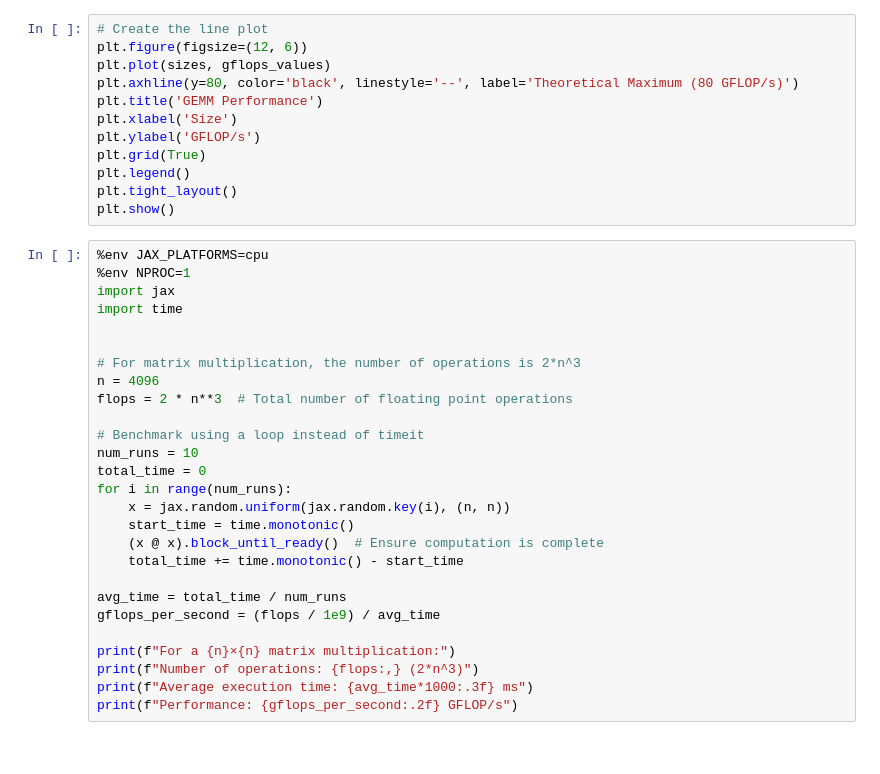
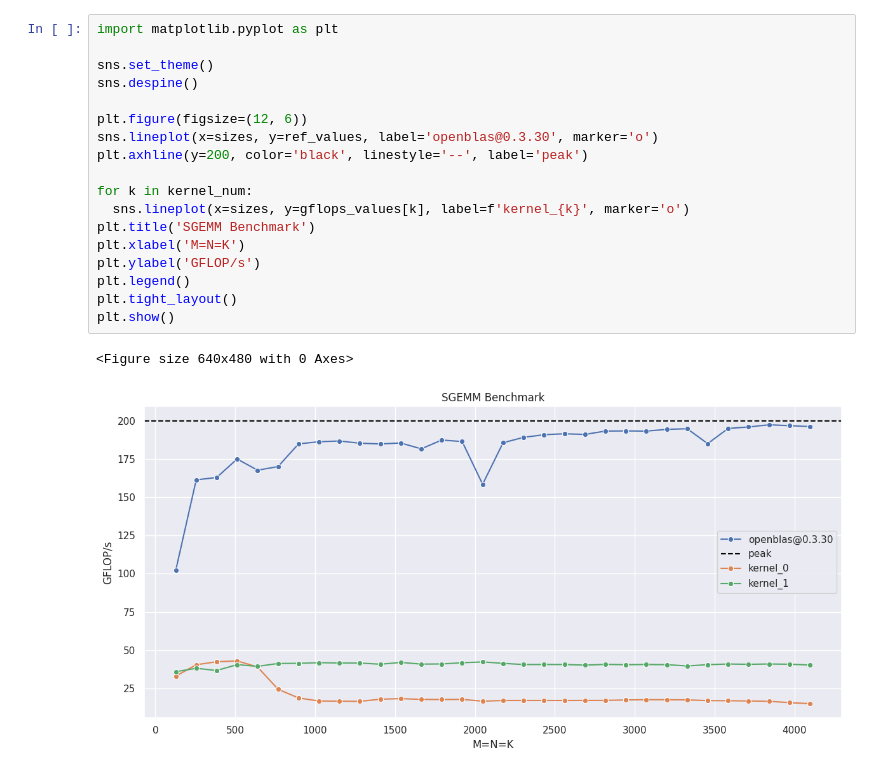
Before and after one commit to MasterSkepticista/sgemm.c, a Jupyter notebook: benchmark.ipynb, the cells around one changed output. Saved outputs shown, nothing was run; the diff lists cells and outputs as text.

Commit message:
benchmarking util

```diff
--- a/benchmark.ipynb
+++ b/benchmark.ipynb
@@ -31,39 +82,21 @@ for size in sizes:
 # %%
-# Create the line plot
+import matplotlib.pyplot as plt
+
+sns.set_theme()
+sns.despine()
+
 plt.figure(figsize=(12, 6))
-plt.plot(sizes, gflops_values)
-plt.axhline(y=80, color='black', linestyle='--', label='Theoretical Maximum (80 GFLOP/s)')
-plt.title('GEMM Performance')
-plt.xlabel('Size')
+sns.lineplot(x=sizes, y=ref_values, label='openblas@0.3.30', marker='o')
+plt.axhline(y=200, color='black', linestyle='--', label='peak')
+
+for k in kernel_num:
+  sns.lineplot(x=sizes, y=gflops_values[k], label=f'kernel_{k}', marker='o')
+plt.title('SGEMM Benchmark')
+plt.xlabel('M=N=K')
 plt.ylabel('GFLOP/s')
-plt.grid(True)
 plt.legend()
 plt.tight_layout()
 plt.show()
+# %% [output]
+<Figure size 640x480 with 0 Axes>
+[figure, added]
-# %%
-%env JAX_PLATFORMS=cpu
-%env NPROC=1
-import jax
-import time
-
-
-# For matrix multiplication, the number of operations is 2*n^3
-n = 4096
-flops = 2 * n**3  # Total number of floating point operations
-
-# Benchmark using a loop instead of timeit
-num_runs = 10
-total_time = 0
-for i in range(num_runs):
-    x = jax.random.uniform(jax.random.key(i), (n, n))
-    start_time = time.monotonic()
-    (x @ x).block_until_ready()  # Ensure computation is complete
-    total_time += time.monotonic() - start_time
-
-avg_time = total_time / num_runs
-gflops_per_second = (flops / 1e9) / avg_time
-
-print(f"For a {n}×{n} matrix multiplication:")
-print(f"Number of operations: {flops:,} (2*n^3)")
-print(f"Average execution time: {avg_time*1000:.3f} ms")
-print(f"Performance: {gflops_per_second:.2f} GFLOP/s")
```
Also changed, not shown: parts of 2 cells of this notebook, 1 other file.
